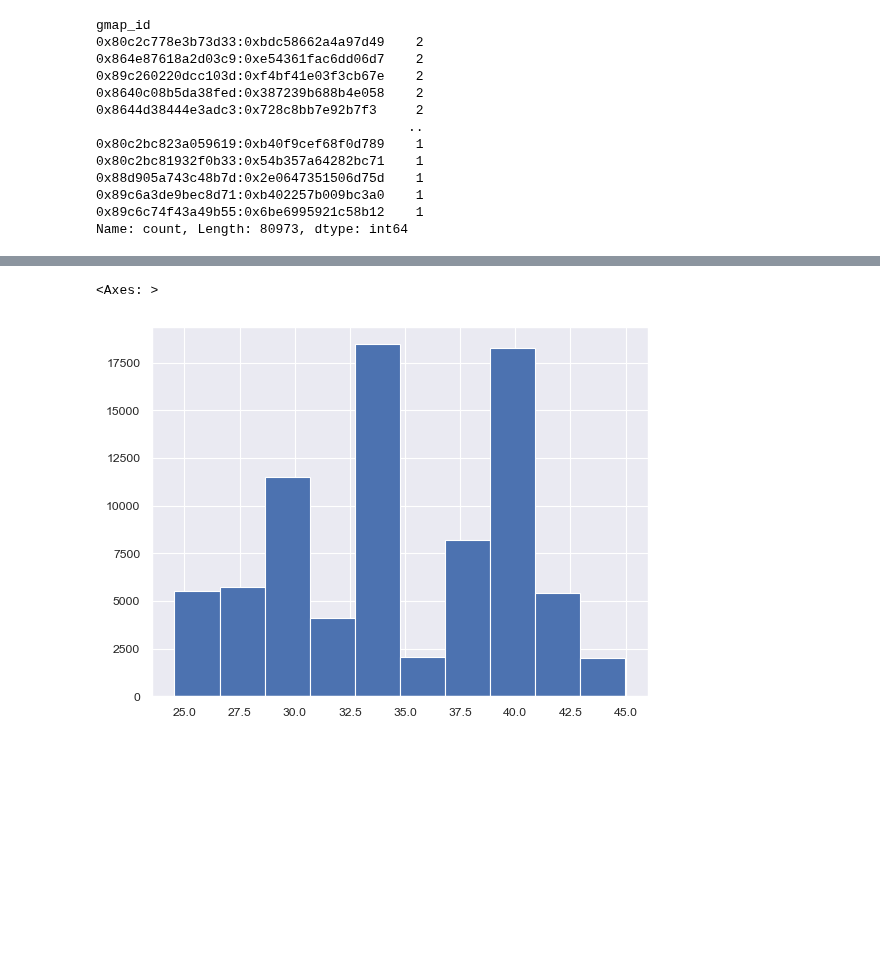
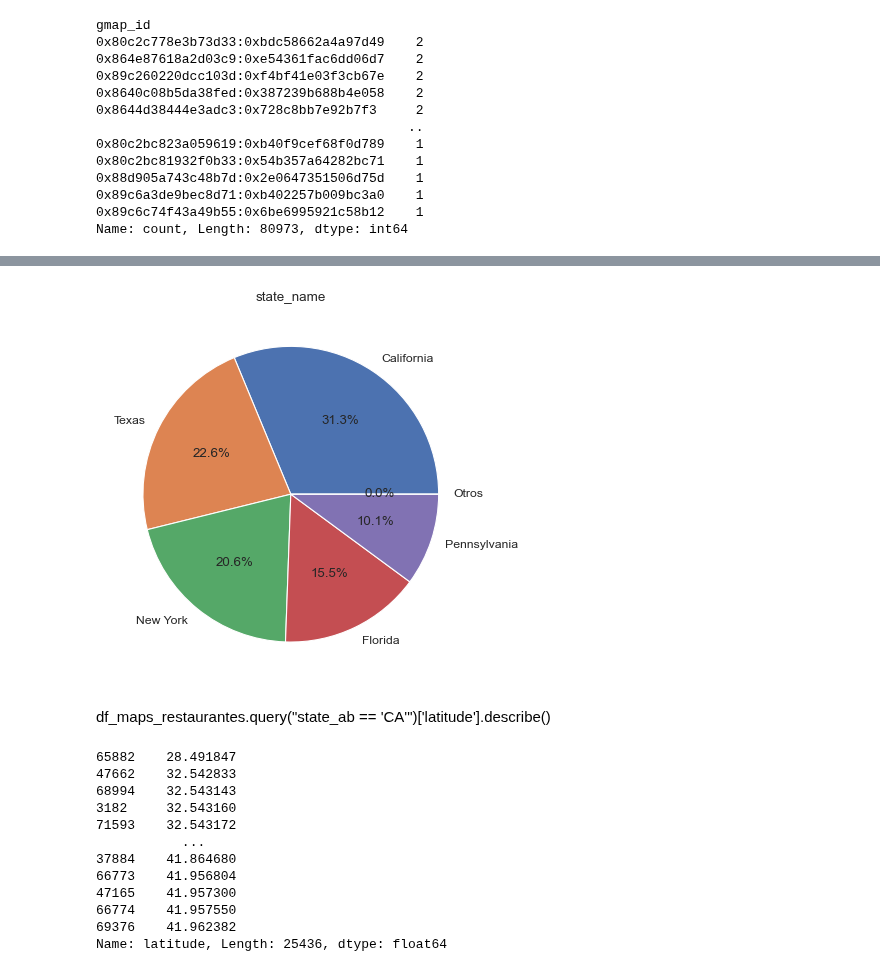
Before and after one commit to Aspirina180mg/PF_DATAPT07, a Jupyter notebook: Distribucion_Datos.ipynb, the cells around one changed output, grey strips where cells are left out. Saved outputs shown, nothing was run; the diff lists cells and outputs as text; code cells hidden in the pictures; blank space fills up the shorter version.

```diff
--- a/Distribucion_Datos.ipynb
+++ b/Distribucion_Datos.ipynb
@@ -220,5 +347,23 @@ plt.show()
+# %%
+df_maps_restaurantes['state_name'] = df_maps_restaurantes['state_ab'].map(state_dictionary)
+# %%
+showPie(df_maps_restaurantes.state_name)
+# %% [output]
+[figure, added]
+# %% [markdown]
+df_maps_restaurantes.query("state_ab == 'CA'")['latitude'].describe()
 # %%
-df_maps_restaurantes.query(['latitude'].hist()
+df_maps_restaurantes.query("state_ab == 'CA'")['latitude'].sort_values()
 # %% [output]
-<Axes: >
+65882    28.491847
+47662    32.542833
+68994    32.543143
+3182     32.543160
+71593    32.543172
+           ...
+37884    41.864680
+66773    41.956804
+47165    41.957300
+66774    41.957550
+69376    41.962382
+Name: latitude, Length: 25436, dtype: float64
-[figure, removed]
```
Also changed, not shown: parts of 20 cells of this notebook.
